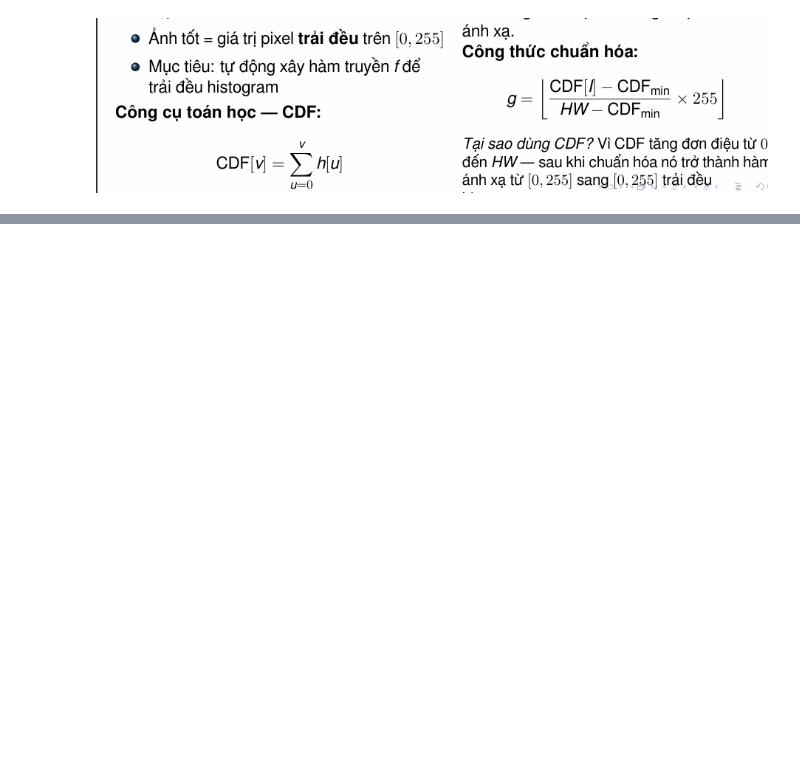
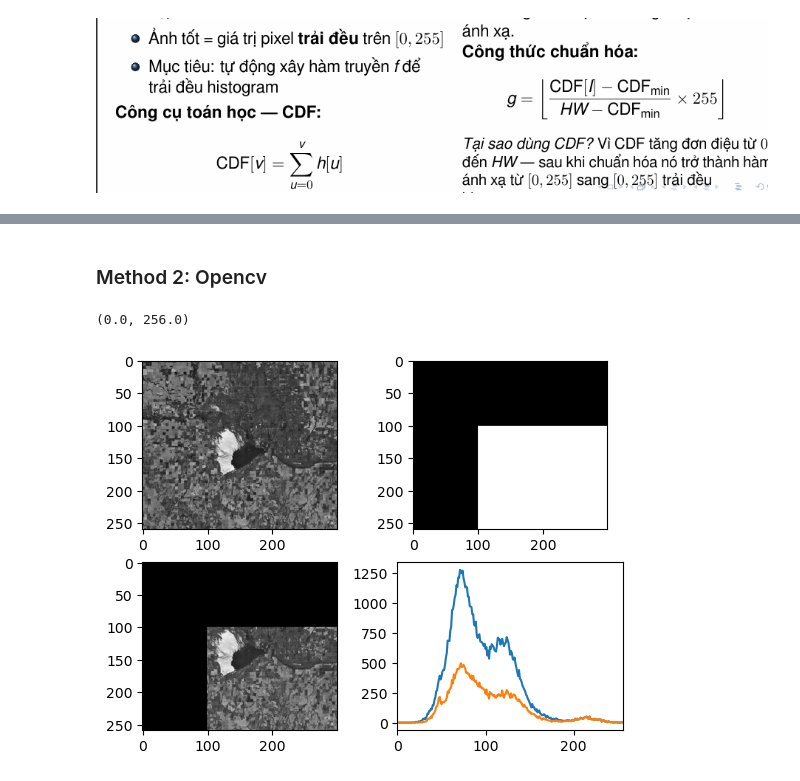
Before and after one commit to HoRa-W/ComputerVision, a Jupyter notebook: Histogram.ipynb, the cells around one changed output, grey strips where cells are left out. Drawn from its saved outputs; the diff is of its cells as text; code cells hidden in the pictures; blank space fills up the shorter version.

```diff
--- a/Histogram.ipynb
+++ b/Histogram.ipynb
@@ -6,0 +98,21 @@ import cv2
+# %% [markdown]
+### Method 2: Opencv
+# %%
+# Đoạn code mẫu sau là copy full, chỉ có thay đổi cv -> cv2
+mask = np.zeros(img.shape[:2], np.uint8)
+mask[100:300, 100:400] = 255
+masked_img = cv2.bitwise_and(img,img,mask = mask)
+
+## Calculate histogram with mask and without mask
+## Check third argument for mask
+hist_full = cv2.calcHist([img],[0],None,[256],[0,256])
+hist_mask = cv2.calcHist([img],[0],mask,[256],[0,256])
+
+plt.subplot(221), plt.imshow(img, 'gray')
+plt.subplot(222), plt.imshow(mask,'gray')
+plt.subplot(223), plt.imshow(masked_img, 'gray')
+plt.subplot(224), plt.plot(hist_full), plt.plot(hist_mask)
+plt.xlim([0,256])
+# %% [output]
+(0.0, 256.0)
+[figure, added]
```
Also changed, not shown: parts of 14 cells of this notebook, 1 other file.
